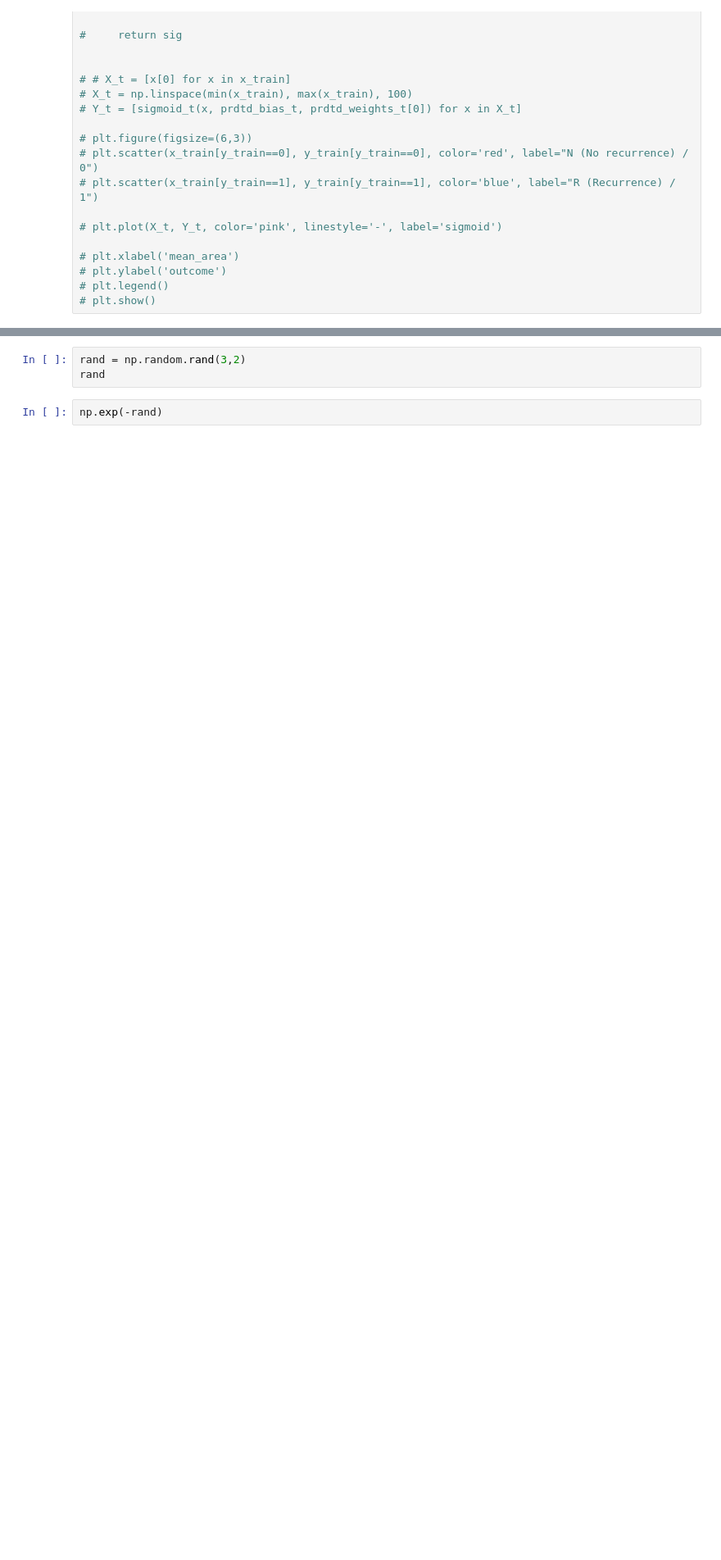
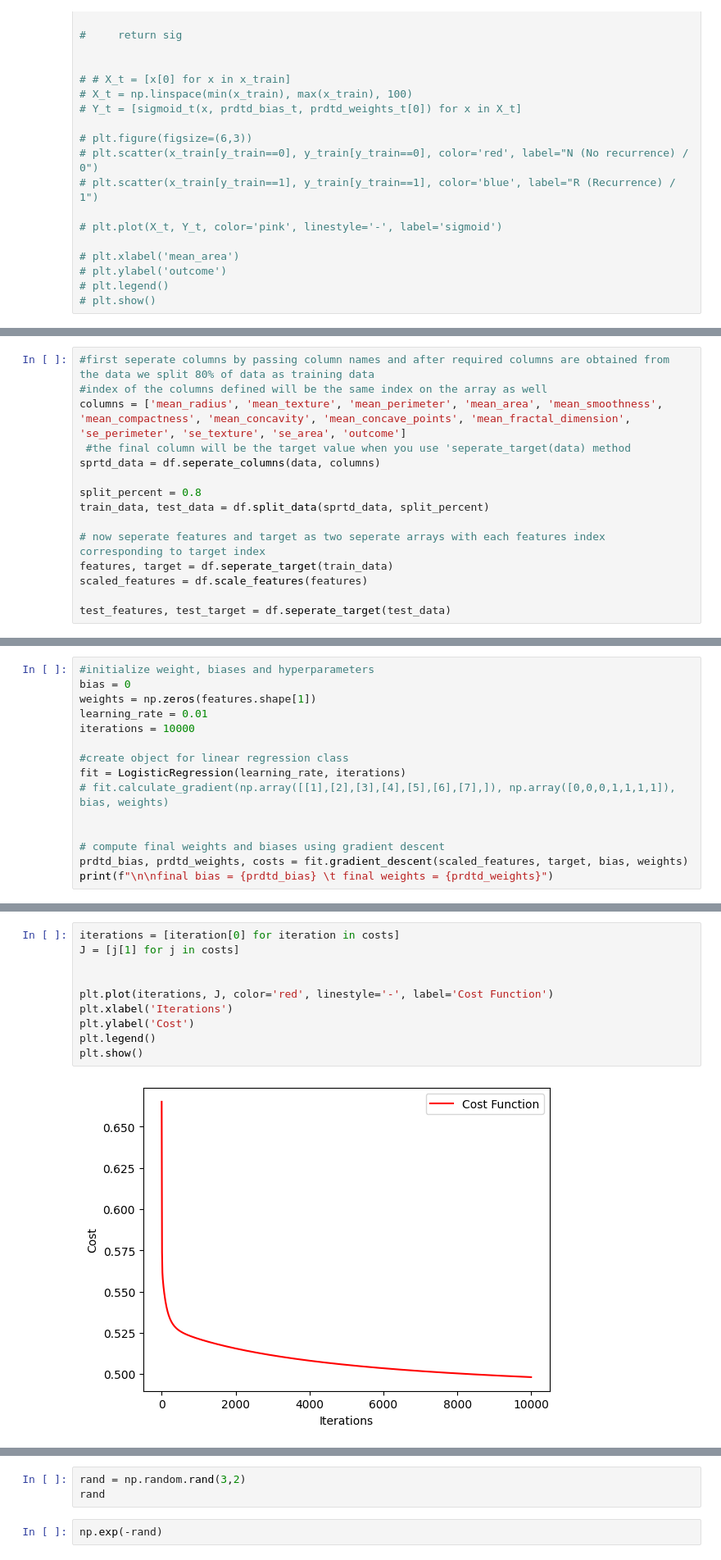
Before and after one commit to AdarshaSubedi/LogisticRegression, a Jupyter notebook: assignment2-Q2.ipynb, the cells around one changed output, grey strips where cells are left out. Shown at 82% size. Drawn from its saved outputs; the diff is of its cells as text; blank space fills up the shorter version.

```diff
--- a/assignment2-Q2.ipynb
+++ b/assignment2-Q2.ipynb
@@ -433,0 +599,15 @@ array([0, 0, 0, 0, 0, 0, 0, 0, 0, 0, 0, 0, 0, 0, 0, 0, 0, 0, 0, 0, 0, 0,
+# %%
+#first seperate columns by passing column names and after required columns are obtained from the data we split 80% of data as training data
+#index of the columns defined will be the same index on the array as well
+columns = ['mean_radius', 'mean_texture', 'mean_perimeter', 'mean_area', 'mean_smoothness', 'mean_compactness', 'mean_concavity', 'mean_concave_points', 'mean_fractal_dimension', 'se_perimeter', 'se_texture', 'se_area', 'outcome']
+ #the final column will be the target value when you use 'seperate_target(data) method
+sprtd_data = df.seperate_columns(data, columns)
+
+split_percent = 0.8
+train_data, test_data = df.split_data(sprtd_data, split_percent)
+
+# now seperate features and target as two seperate arrays with each features index corresponding to target index
+features, target = df.seperate_target(train_data)
+scaled_features = df.scale_features(features)
+
+test_features, test_target = df.seperate_target(test_data)
@@ -433,0 +617,15 @@ array([0, 0, 0, 0, 0, 0, 0, 0, 0, 0, 0, 0, 0, 0, 0, 0, 0, 0, 0, 0, 0, 0,
+# %%
+#initialize weight, biases and hyperparameters
+bias = 0
+weights = np.zeros(features.shape[1])
+learning_rate = 0.01
+iterations = 10000
+
+#create object for linear regression class
+fit = LogisticRegression(learning_rate, iterations)
+# fit.calculate_gradient(np.array([[1],[2],[3],[4],[5],[6],[7],]), np.array([0,0,0,1,1,1,1]), bias, weights)
+
+
+# compute final weights and biases using gradient descent
+prdtd_bias, prdtd_weights, costs = fit.gradient_descent(scaled_features, target, bias, weights)
+print(f"\n\nfinal bias = {prdtd_bias} \t final weights = {prdtd_weights}")
@@ -433,0 +635,12 @@ array([0, 0, 0, 0, 0, 0, 0, 0, 0, 0, 0, 0, 0, 0, 0, 0, 0, 0, 0, 0, 0, 0,
+# %%
+iterations = [iteration[0] for iteration in costs]
+J = [j[1] for j in costs]
+
+
+plt.plot(iterations, J, color='red', linestyle='-', label='Cost Function')
+plt.xlabel('Iterations')
+plt.ylabel('Cost')
+plt.legend()
+plt.show()
+# %% [output]
+[figure, added]
```
Also changed, not shown: parts of 18 cells of this notebook.
